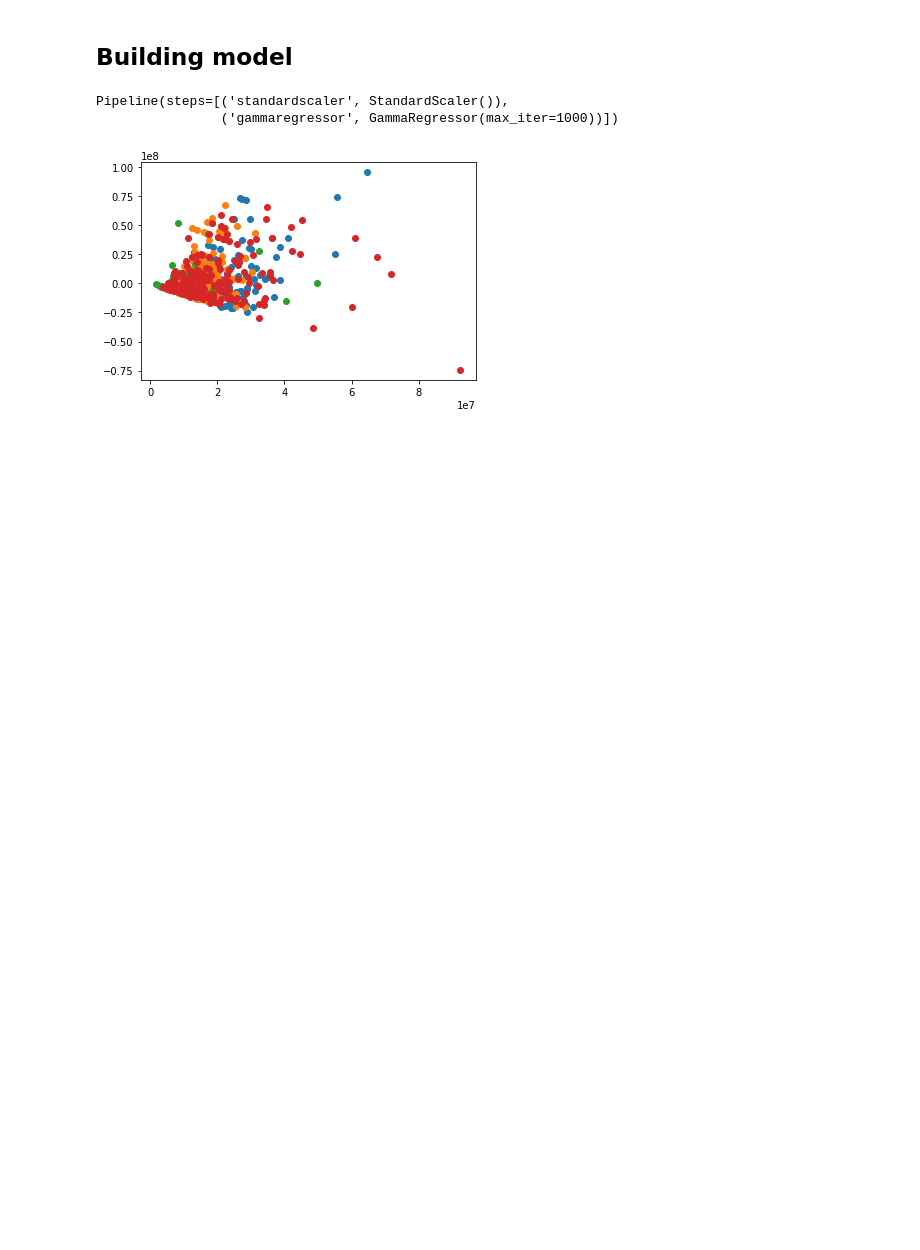
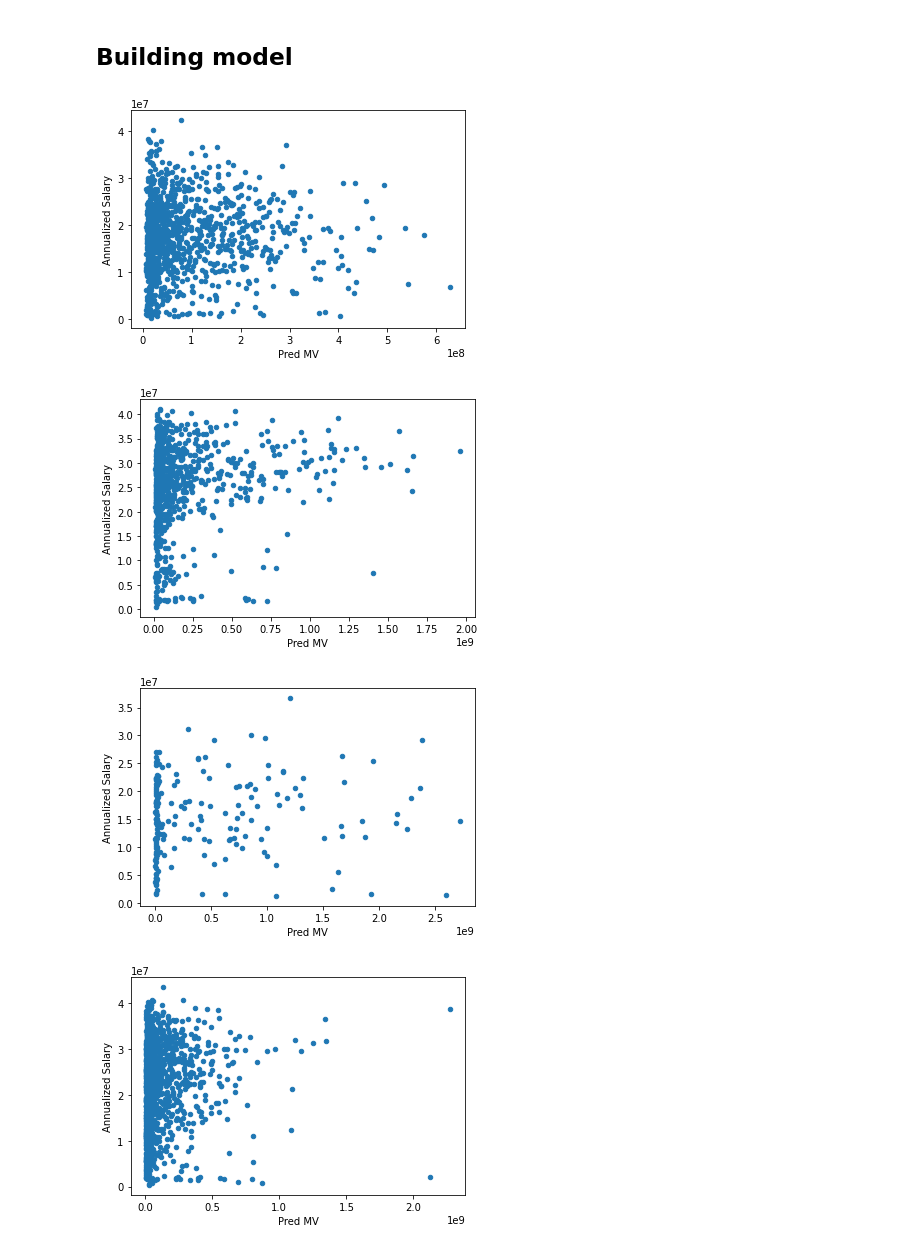
Before and after one commit to yunwaiho/rarita-football-club, a Jupyter notebook: code-market-value/model.ipynb, the cells around one changed output. Saved outputs shown, nothing was run; the diff lists cells and outputs as text; code cells hidden in the pictures; blank space fills up the shorter version.

Commit message:
worked on model

```diff
--- a/code-market-value/model.ipynb
+++ b/code-market-value/model.ipynb
@@ -21,11 +20,6 @@ goalkeeping = pd.read_csv(path2021 + "goalkeeping.csv")
 passing = pd.read_csv(path2021 + "passing.csv")
 shooting = pd.read_csv(path2021 + "shooting.csv")
 mv2020 = pd.read_csv(path2020+ "mv.csv")
-
-
-ok = mv2020.merge(playerStats, left_on ="fbref id", right_on = "Player")
-print()
-ok.drop(columns = "fbref id").to_csv("player.csv")
 
 
 defense = playerStats.merge(defense, on = "Player")
@@ -41,19 +35,3 @@ raritaGk = pd.read_csv(path + "l_goalkeeping_clean.csv", index_col = 0)
 raritaSh = pd.read_csv(path + "l_shooting_clean.csv", index_col = 0)
 salary2020 = pd.read_csv(path + "salary_2020.csv", index_col = 0)
 salary2021 = pd.read_csv(path + "salary_2021.csv", index_col = 0)
-
-
-salary2021["Annualized Salary"] = salary2021["Annualized Salary"]*1.141
-salarymean = salary2021["Annualized Salary"].mean()
-salaryvar = salary2021["Annualized Salary"].var()
-mvmean = playerStats["mv"].median()
-mvvar = playerStats["mv"].var()
-
-
-salary2021["Annualized Salary"] = (salarymean-salary2021["Annualized Salary"])/np.sqrt(salaryvar)
-playerStats["mv"] = (mvmean-playerStats["mv"])/np.sqrt(mvvar)
-
-
-salary2021["Annualized Salary"].hist()
-
-playerStats["mv"].hist()
@@ -210,41 +198,38 @@ raritaDf = joinSalary(raritaDf)
 # %%
 
 def fitModel(data):
     # make train + test split
     X = data.drop(columns = ["mv"])
     y = data["mv"]
 
     XTrain, XTest, yTrain, yTest = train_test_split(X, y, test_size = 0.2, random_state = 114514)
 
     model = make_pipeline(StandardScaler(), GammaRegressor(max_iter=1000))
     model.fit(XTrain, yTrain)
 
-    plt.scatter(x= model.predict(XTrain), y =yTrain-model.predict(XTrain))
+    #plt.scatter(x= model.predict(XTrain), y =yTrain-model.predict(XTrain))
 
     yPred = model.predict(XTest)
     return model
 
 import warnings
 warnings.filterwarnings('ignore')
 
 def showFit(data, raritaData):
     model = fitModel(data)
     predMV  =1.141*model.predict(raritaData.dropna().drop(columns = ["Player", "Squad","Annualized Salary"]))
 
     frame = pd.concat([raritaData.dropna(), pd.Series(predMV)], axis = 1)
     frame = pd.DataFrame(frame)
-    frame.plot.scatter(x = "Pred MV", y = "Salary")
+    frame = frame.rename({0: "Pred MV"}, axis = "columns")
+    frame.plot.scatter(x = "Pred MV", y = "Annualized Salary")
 
-fitModel(sh)
-fitModel(df)
-fitModel(gk)
-fitModel(ps)
-
-#showFit(df, raritaDf)
-#showFit(sh, raritaSh)
-#showFit(gk, raritaGk)
-#showFit(ps, raritaPs)
+showFit(df, raritaDf)
+showFit(sh, raritaSh)
+showFit(gk, raritaGk)
+showFit(ps, raritaPs)
 # %% [output]
-Pipeline(steps=[('standardscaler', StandardScaler()),
-                ('gammaregressor', GammaRegressor(max_iter=1000))])
-[figure, old version]
+[figure, new version]
+[figure, added]
+[figure, added]
+[figure, added]
```
Also changed, not shown: parts of 4 cells of this notebook, 6 other files.
